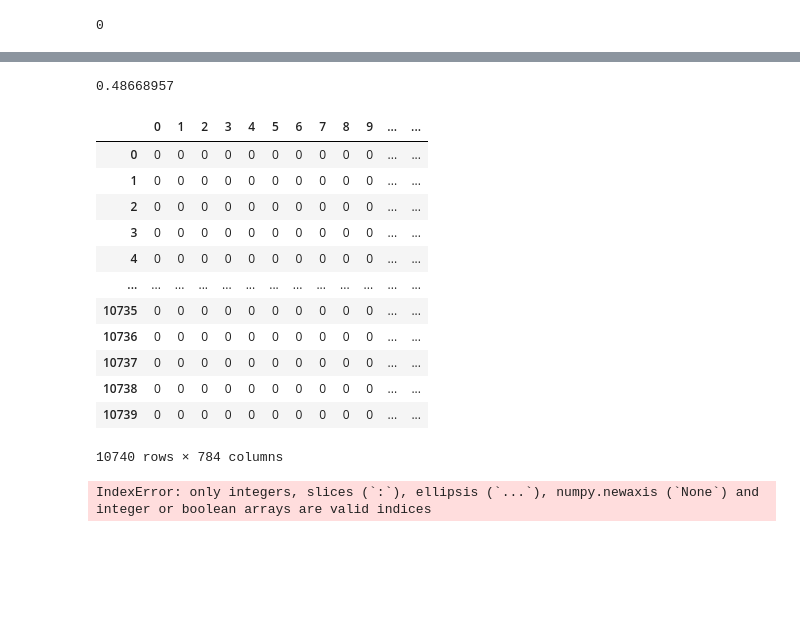
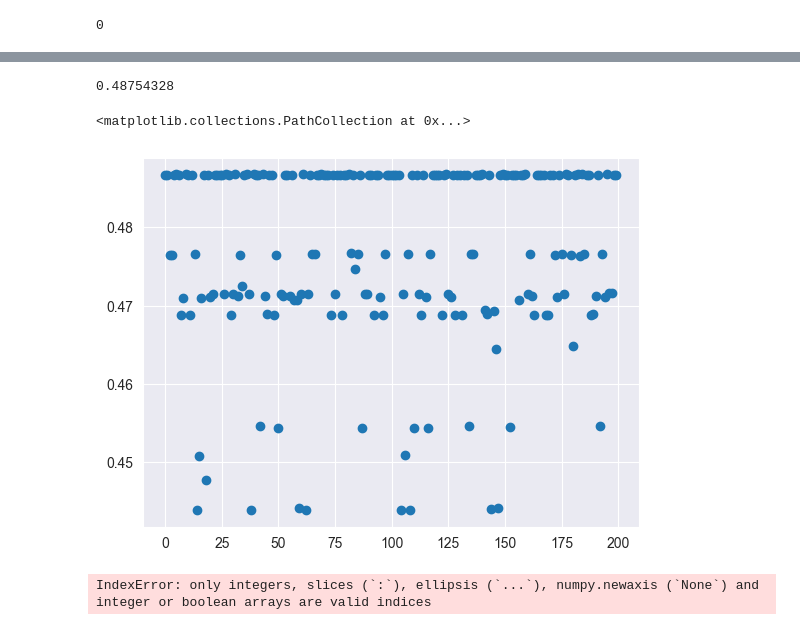
Before and after one commit to bhaba-ranjan/clustering, a Jupyter notebook: k-means.ipynb, the cells around one changed output, grey strips where cells are left out. Drawn from its saved outputs; the diff is of its cells as text; code cells hidden in the pictures; blank space fills up the shorter version.

```diff
--- a/k-means.ipynb
+++ b/k-means.ipynb
@@ -221,32 +221,22 @@ print(assigned_cluster)
 # %%
 from sklearn.metrics import silhouette_score
-z = silhouette_score(data, assigned_cluster)
+silhouette_score(data, assigned_cluster)
+# z = []
+# for i in range(200):
+#     z.append(silhouette_score(data, save_cluster[i]))
+# %% [output]
+0.48754328
-# %%
-z
-# %% [output]
-0.48668957
+# %%
+plt.scatter(range(200), z)
+# %% [output]
+<matplotlib.collections.PathCollection at 0x...>
+[figure, added]
 # %%
 import csv
 outfile = open('./results.csv','w')
 out = csv.writer(outfile)
 out.writerows(map(lambda x: [x], assigned_cluster))
 outfile.close()
-# %%
-table
-# %% [output]
-|  | 0 | 1 | 2 | 3 | 4 | 5 | 6 | 7 | 8 | 9 | ... | ... |
-| 0 | 0 | 0 | 0 | 0 | 0 | 0 | 0 | 0 | 0 | 0 | ... | ... |
-| 1 | 0 | 0 | 0 | 0 | 0 | 0 | 0 | 0 | 0 | 0 | ... | ... |
-| 2 | 0 | 0 | 0 | 0 | 0 | 0 | 0 | 0 | 0 | 0 | ... | ... |
-| 3 | 0 | 0 | 0 | 0 | 0 | 0 | 0 | 0 | 0 | 0 | ... | ... |
-| 4 | 0 | 0 | 0 | 0 | 0 | 0 | 0 | 0 | 0 | 0 | ... | ... |
-| ... | ... | ... | ... | ... | ... | ... | ... | ... | ... | ... | ... | ... |
-| 10735 | 0 | 0 | 0 | 0 | 0 | 0 | 0 | 0 | 0 | 0 | ... | ... |
-| 10736 | 0 | 0 | 0 | 0 | 0 | 0 | 0 | 0 | 0 | 0 | ... | ... |
-| 10737 | 0 | 0 | 0 | 0 | 0 | 0 | 0 | 0 | 0 | 0 | ... | ... |
-| 10738 | 0 | 0 | 0 | 0 | 0 | 0 | 0 | 0 | 0 | 0 | ... | ... |
-| 10739 | 0 | 0 | 0 | 0 | 0 | 0 | 0 | 0 | 0 | 0 | ... | ... |
-10740 rows × 784 columns
 # %%
 x = []
 for i in range(397):
```
Also changed, not shown: parts of 25 cells of this notebook.
